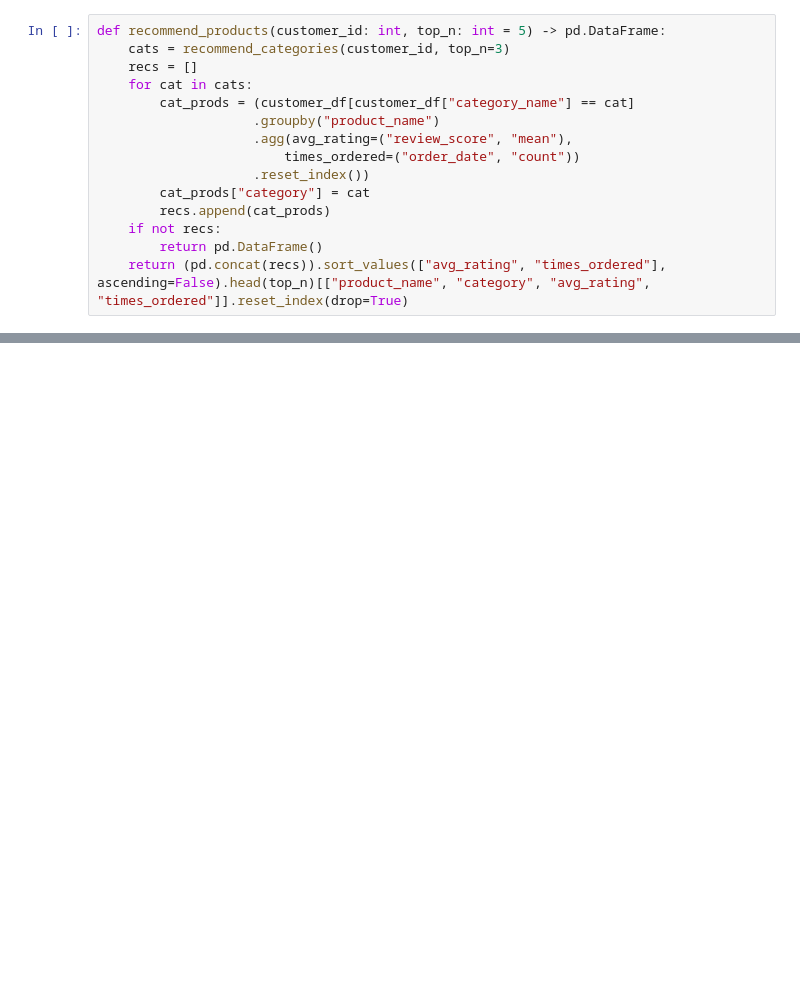
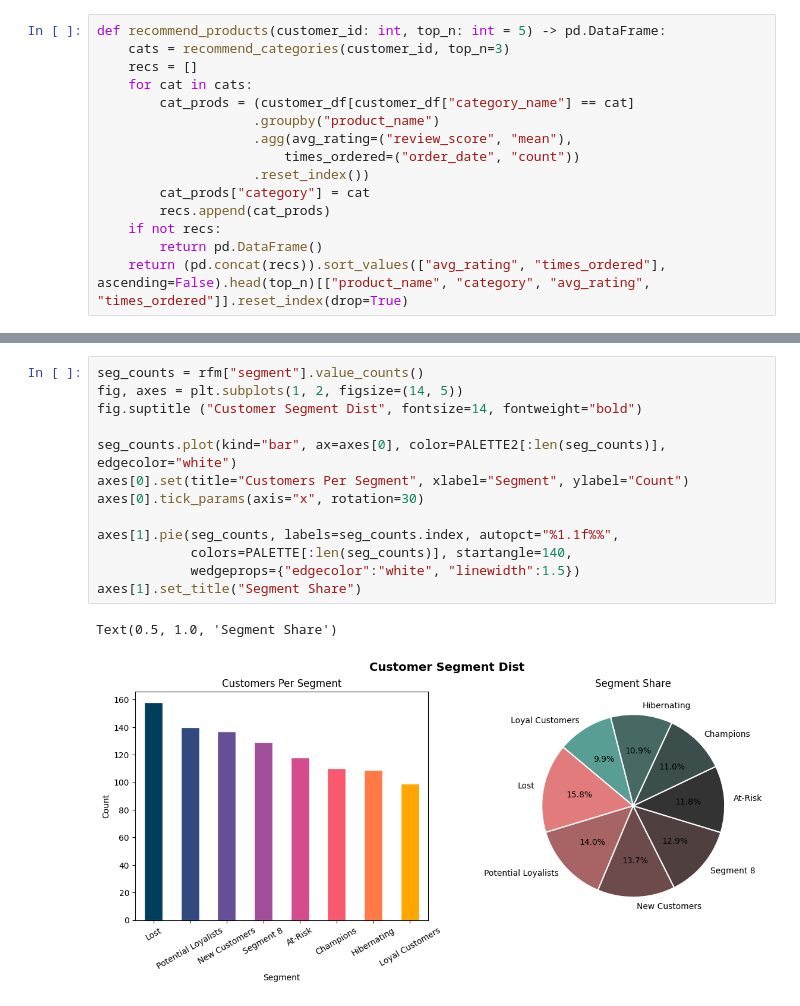
Before and after one commit to datajav/ecommerce-data-visualization-project, a Jupyter notebook: notebook/customer_analytics.ipynb, the cells around one changed output, grey strips where cells are left out. Cells and saved outputs as stored; diff of their text form; blank space fills up the shorter version.

```diff
--- a/notebook/customer_analytics.ipynb
+++ b/notebook/customer_analytics.ipynb
@@ -177,0 +213,16 @@ def recommend_products(customer_id: int, top_n: int = 5) -> pd.DataFrame:
+# %%
+seg_counts = rfm["segment"].value_counts()
+fig, axes = plt.subplots(1, 2, figsize=(14, 5))
+fig.suptitle ("Customer Segment Dist", fontsize=14, fontweight="bold")
+
+seg_counts.plot(kind="bar", ax=axes[0], color=PALETTE2[:len(seg_counts)], edgecolor="white")
+axes[0].set(title="Customers Per Segment", xlabel="Segment", ylabel="Count")
+axes[0].tick_params(axis="x", rotation=30)
+
+axes[1].pie(seg_counts, labels=seg_counts.index, autopct="%1.1f%%",
+            colors=PALETTE[:len(seg_counts)], startangle=140,
+            wedgeprops={"edgecolor":"white", "linewidth":1.5})
+axes[1].set_title("Segment Share")
+# %% [output]
+Text(0.5, 1.0, 'Segment Share')
+[figure, added]
```
Also changed, not shown: parts of 5 cells of this notebook.
